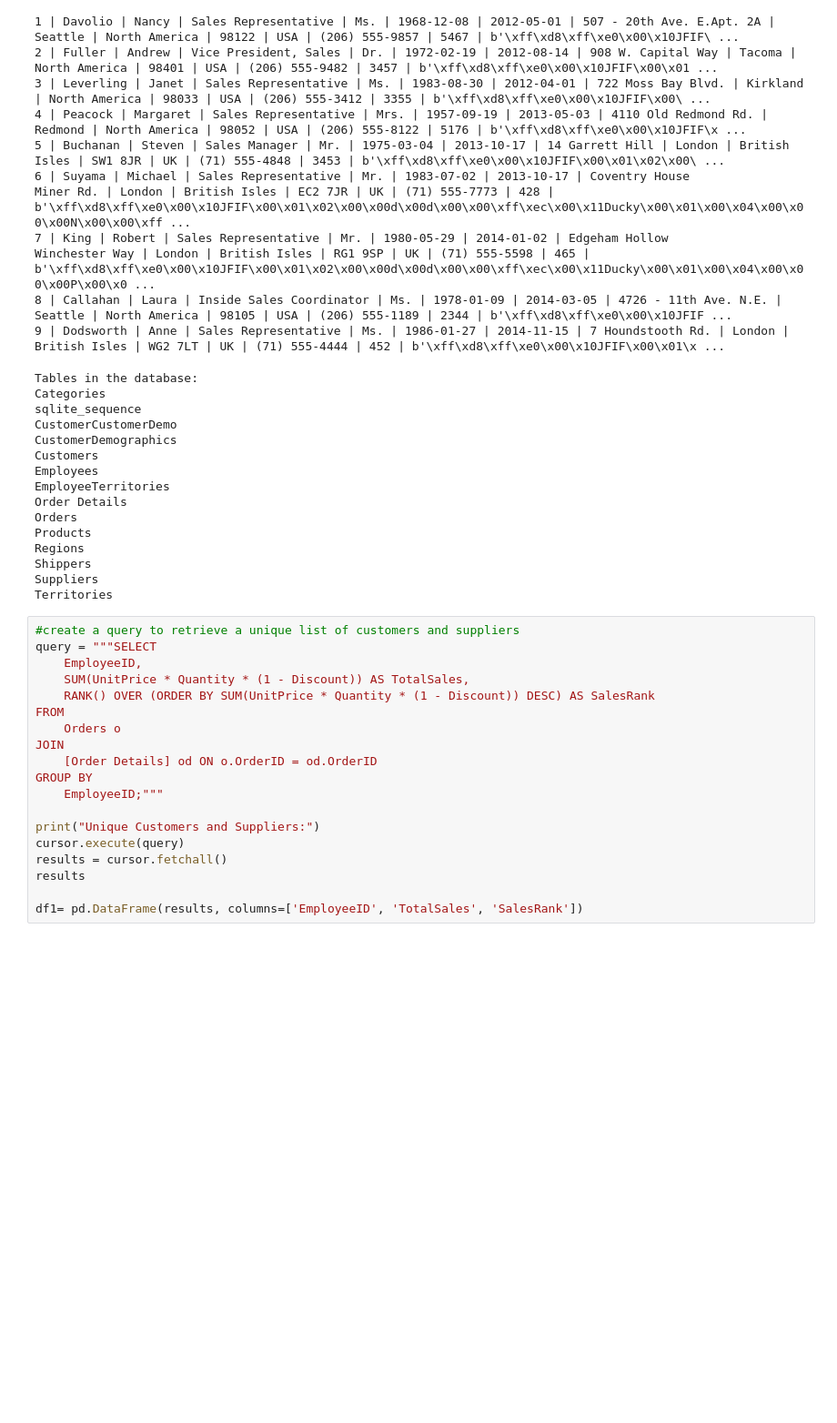
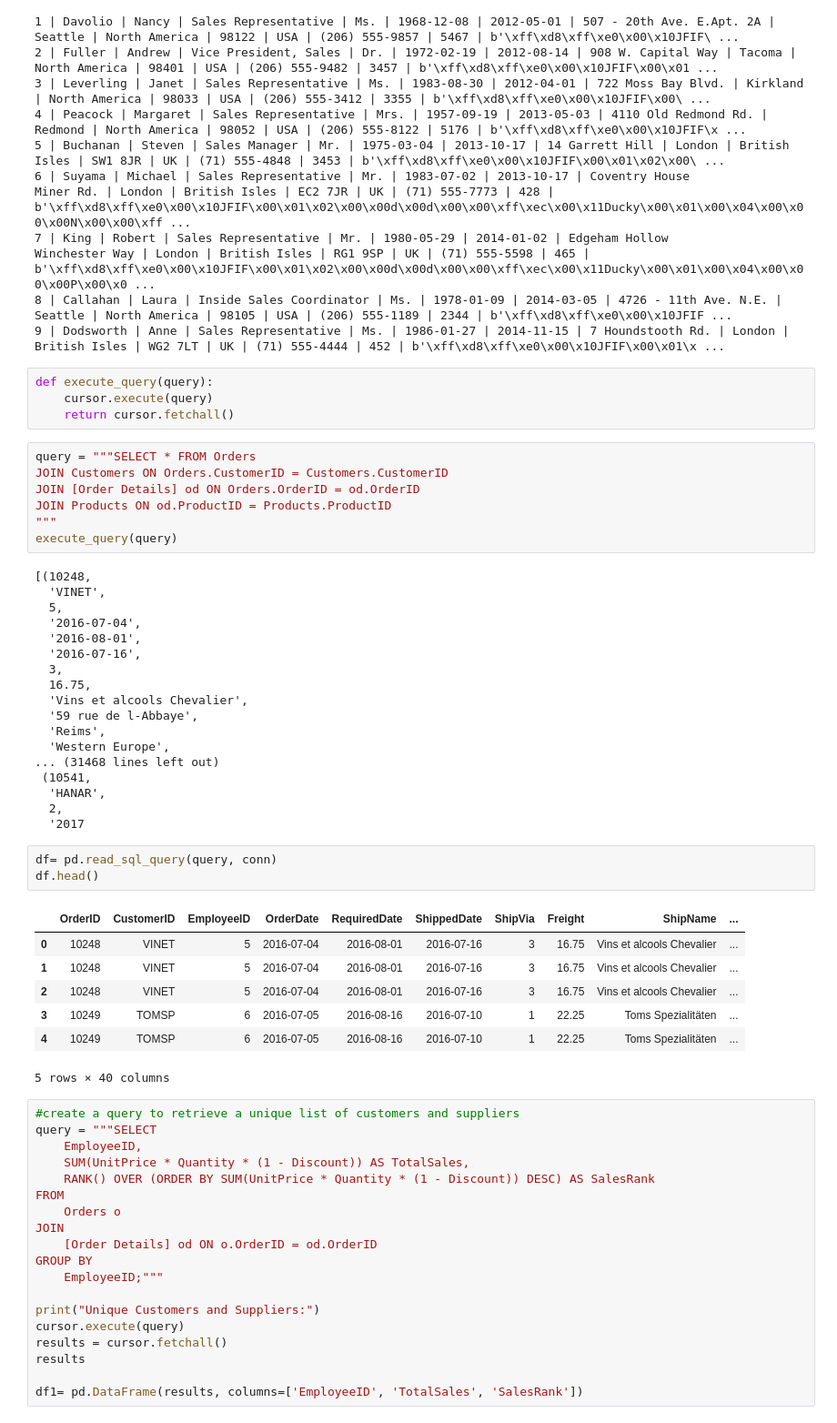
Before and after one commit to arocha0714/arocha0714.github.io, a Jupyter notebook: project.ipynb, the cells around one changed output. Shown at 91% size. Drawn from its saved outputs; the diff is of its cells as text; blank space fills up the shorter version.

```diff
--- a/project.ipynb
+++ b/project.ipynb
@@ -67,23 +68,46 @@ Miner Rd. | London | British Isles | EC2 7JR | UK | (71) 555-7773 | 428 | b'\xff
 Winchester Way | London | British Isles | RG1 9SP | UK | (71) 555-5598 | 465 | b'\xff\xd8\xff\xe0\x00\x10JFIF\x00\x01\x02\x00\x00d\x00d\x00\x00\xff\xec\x00\x11Ducky\x00\x01\x00\x04\x00\x00\x00P\x00\x0 ...
 8 | Callahan | Laura | Inside Sales Coordinator | Ms. | 1978-01-09 | 2014-03-05 | 4726 - 11th Ave. N.E. | Seattle | North America | 98105 | USA | (206) 555-1189 | 2344 | b'\xff\xd8\xff\xe0\x00\x10JFIF ...
 9 | Dodsworth | Anne | Sales Representative | Ms. | 1986-01-27 | 2014-11-15 | 7 Houndstooth Rd. | London | British Isles | WG2 7LT | UK | (71) 555-4444 | 452 | b'\xff\xd8\xff\xe0\x00\x10JFIF\x00\x01\x ...
+# %%
+def execute_query(query):
+    cursor.execute(query)
+    return cursor.fetchall()
 # %%
+query = """SELECT * FROM Orders
+JOIN Customers ON Orders.CustomerID = Customers.CustomerID
+JOIN [Order Details] od ON Orders.OrderID = od.OrderID
+JOIN Products ON od.ProductID = Products.ProductID
+"""
+execute_query(query)
 # %% [output]
-Tables in the database:
-Categories
-sqlite_sequence
-CustomerCustomerDemo
-CustomerDemographics
-Customers
-Employees
-EmployeeTerritories
-Order Details
-Orders
-Products
-Regions
-Shippers
-Suppliers
-Territories
+[(10248,
+  'VINET',
+  5,
+  '2016-07-04',
+  '2016-08-01',
+  '2016-07-16',
+  3,
+  16.75,
+  'Vins et alcools Chevalier',
+  '59 rue de l-Abbaye',
+  'Reims',
+  'Western Europe',
+... (31468 lines left out)
+ (10541,
+  'HANAR',
+  2,
+  '2017
+# %%
+df= pd.read_sql_query(query, conn)
+df.head()
+# %% [output]
+|  | OrderID | CustomerID | EmployeeID | OrderDate | RequiredDate | ShippedDate | ShipVia | Freight | ShipName | ... |
+| 0 | 10248 | VINET | 5 | 2016-07-04 | 2016-08-01 | 2016-07-16 | 3 | 16.75 | Vins et alcools Chevalier | ... |
+| 1 | 10248 | VINET | 5 | 2016-07-04 | 2016-08-01 | 2016-07-16 | 3 | 16.75 | Vins et alcools Chevalier | ... |
+| 2 | 10248 | VINET | 5 | 2016-07-04 | 2016-08-01 | 2016-07-16 | 3 | 16.75 | Vins et alcools Chevalier | ... |
+| 3 | 10249 | TOMSP | 6 | 2016-07-05 | 2016-08-16 | 2016-07-10 | 1 | 22.25 | Toms Spezialitäten | ... |
+| 4 | 10249 | TOMSP | 6 | 2016-07-05 | 2016-08-16 | 2016-07-10 | 1 | 22.25 | Toms Spezialitäten | ... |
+5 rows × 40 columns
 # %%
 #create a query to retrieve a unique list of customers and suppliers
 query = """SELECT
```
Also changed, not shown: parts of 1 cell of this notebook.
